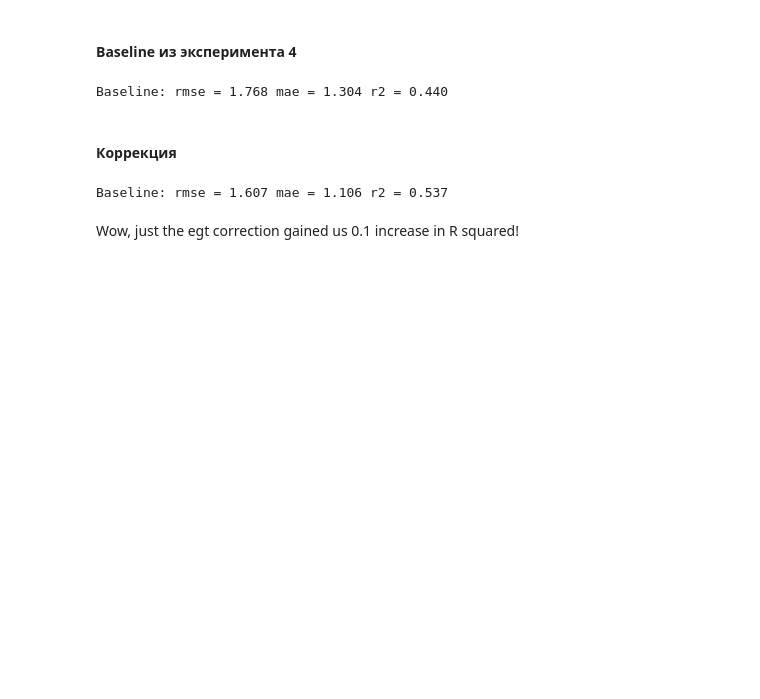
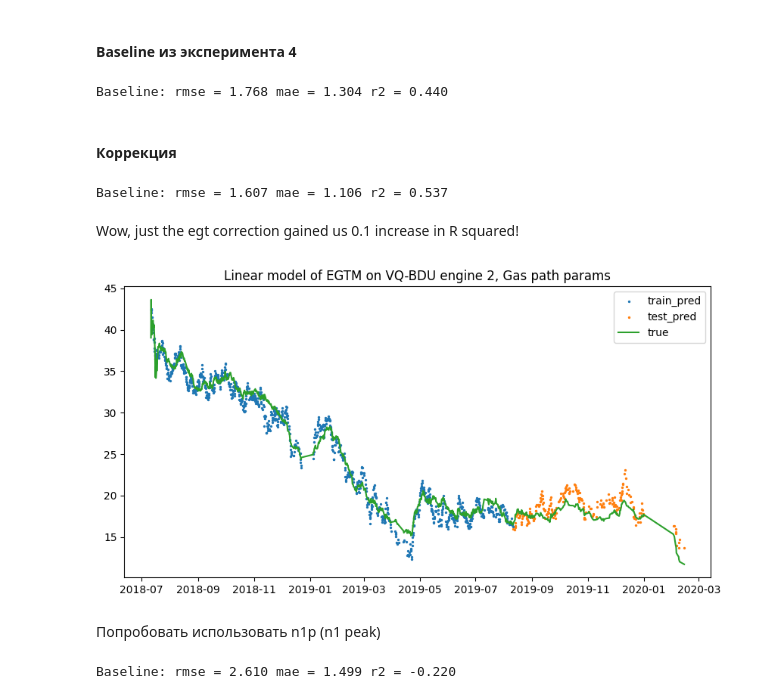
Before and after one commit to skeptlk/ecm, a Jupyter notebook: ex5_corrections.ipynb, the cells around one changed output. Cells and saved outputs as stored; diff of their text form; code cells hidden in the pictures; blank space fills up the shorter version.

```diff
--- a/ex5_corrections.ipynb
+++ b/ex5_corrections.ipynb
@@ -59,11 +58,20 @@ def get_recursive_features(data: List[pd.DataFrame], features = [], n_back = 1):
               .reset_index() \
               .drop(columns=['index'])
   return result
+# %%
+def build_dataset(fleet: List[pd.DataFrame], y_cols, meta_cols, features, n_back=1):
+  return get_recursive_features(
+    [df[y_cols + meta_cols + features] for df in fleet],
+    features,
+    n_back
+  )
 # %%
-data = get_recursive_features(
+data = build_dataset(
   [bgu, bdu],
+  y_cols,
+  meta_cols,
+  features,
   n_back=13,
-  features=selected_params
 )
 # %%
 from sklearn.linear_model import Ridge
@@ -136,19 +144,21 @@ def correct(data):
 
   alpha = 0.5
 
-  data_k = data.copy().drop(columns=['egt'])
-  # data_k['n1k'] = data['n1a'] / (theta ** alpha)
-  # data_k['n2k'] = data['n2a'] / (theta ** alpha)
-  data_k['egtk'] = (data['egt'] + 273.15) / theta
+  # data = data.copy().drop(columns=['egt'])
+  # data['n1k'] = data['n1a'] / (theta ** alpha)
+  # data['n2k'] = data['n2a'] / (theta ** alpha)
+  data['egtk'] = (data['egt'] + 273.15) / theta
 
-  return data_k
+  return data
 # %%
-selected_params = ['egtk', 'tat', 'n1a', 'n2a', 'wai', 'nai', 'prv', 'alt', 'mn', 'ff', 'nf']
+features = ['egtk', 'tat', 'n1a', 'n2a', 'wai', 'nai', 'prv', 'alt', 'mn', 'ff', 'nf']
 
-data = get_recursive_features(
+data = build_dataset(
   [correct(bgu), correct(bdu)],
+  y_cols,
+  meta_cols,
+  features,
   n_back=13,
-  features=selected_params
 )
 # %%
 X = data.drop(columns=(meta_cols + y_cols))
@@ -161,3 +171,28 @@ print(f'Baseline: rmse = {mse:.3f} mae = {mae:.3f} r2 = {r2:.3f}')
 Baseline: rmse = 1.607 mae = 1.106 r2 = 0.537
 # %% [markdown]
 Wow, just the egt correction gained us 0.1 increase in R squared!
+# %%
+plot_predictions(data, 'VQ-BDU', 2, train_i, predicted_test, predicted_train, is_smooth=False, figsize=(10, 5))
+# %% [output]
+[figure, added]
+# %% [markdown]
+Попробовать использовать n1p (n1 peak)
+# %%
+features = ['egtk', 'tat', 'n1a', 'n2a', 'wai', 'nai', 'prv', 'alt', 'mn', 'ff', 'nf']
+
+data = build_dataset(
+  [correct(bgu), correct(bdu)],
+  y_cols,
+  meta_cols,
+  features,
+  n_back=13,
+)
+
+X = data.drop(columns=(meta_cols + y_cols))
+y = data['egtm']
+
+mse, mae, r2, model, predicted_train, predicted_test, train_i, y_test = train_model(X, y)
+
+print(f'Baseline: rmse = {mse:.3f} mae = {mae:.3f} r2 = {r2:.3f}')
+# %% [output]
+Baseline: rmse = 2.610 mae = 1.499 r2 = -0.220
```
Also changed, not shown: parts of 3 cells of this notebook, 1 other file.
